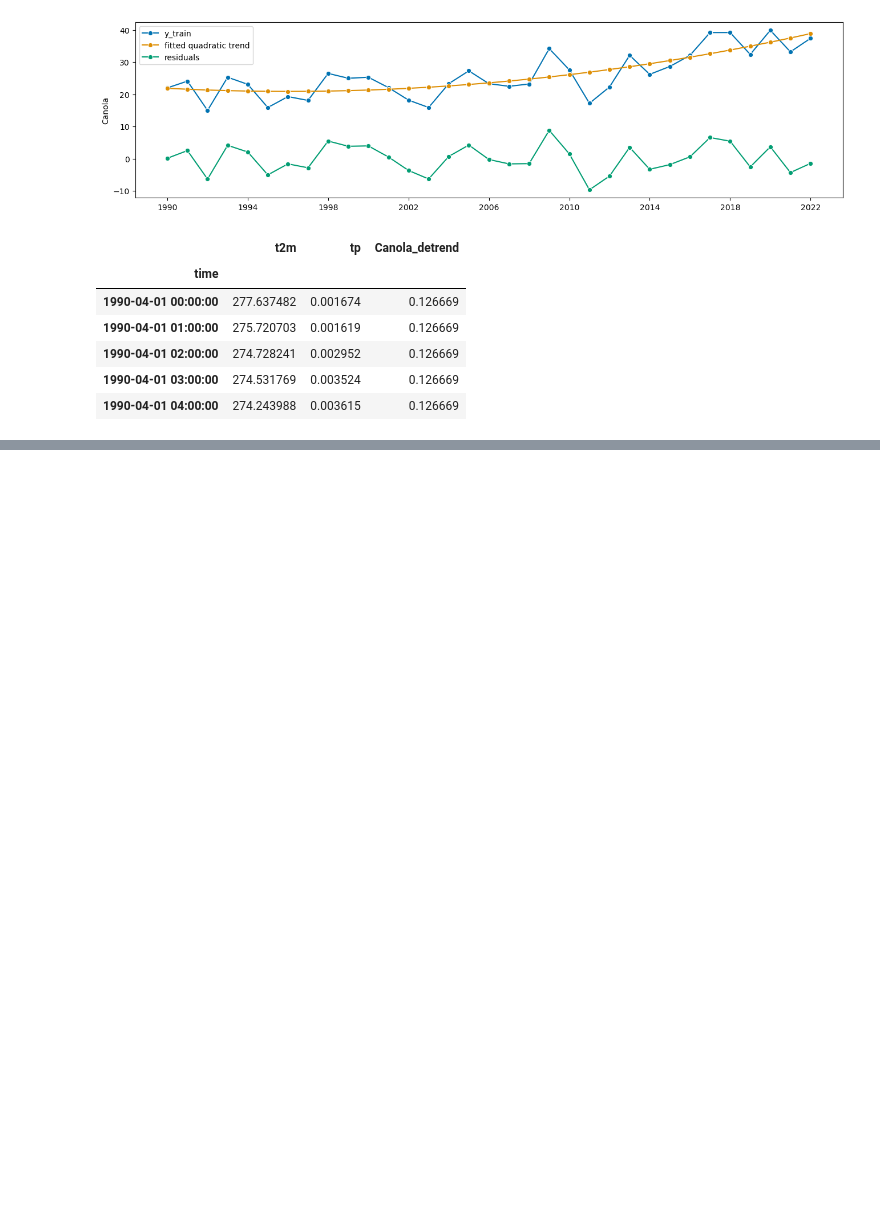
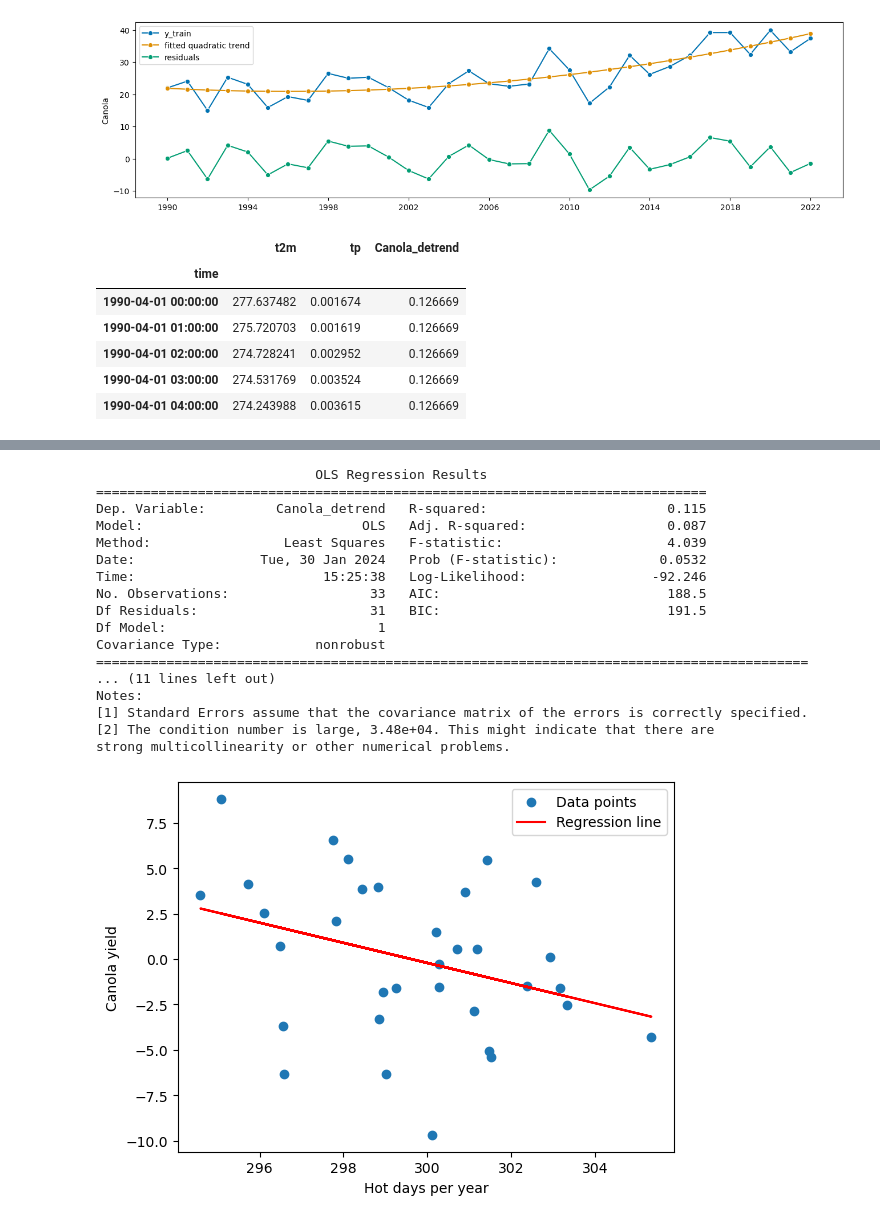
Before and after one commit to Laura-Pldk/Canola_Yield_Prediction, a Jupyter notebook: notebooks/Canola_weekly.ipynb, the cells around one changed output, grey strips where cells are left out. Saved outputs shown, nothing was run; the diff lists cells and outputs as text; code cells hidden in the pictures; blank space fills up the shorter version.

```diff
--- a/notebooks/Canola_weekly.ipynb
+++ b/notebooks/Canola_weekly.ipynb
@@ -122,7 +122,7 @@ p-value: 7.988437769094104e-06
 # %%
 column_to_append = yt.tolist()
 
-dist1_df = cop_all_centralized.to_dataframe()
+dist1_df = cop_all_90_centralized.to_dataframe()
 
 years = dist1_df.index.year
 dist1_df['Canola_detrend'] = [column_to_append[year - 1990] for year in years]
@@ -228,0 +306,12 @@ Index(['Canola_detrend', 'avg_max_temp_in_week_15', 'total_rain_week_15',
+# %%
+#print(canola_dist1.head())
+
+y = canola_dist1.iloc[:, 0]
+X = canola_dist1.iloc[:, 1:61]
+
+X = sm.add_constant(X)
+
+model = sm.OLS(y, X)
+results = model.fit()
+
+print(results.summary())
@@ -228,0 +336,42 @@ Index(['Canola_detrend', 'avg_max_temp_in_week_15', 'total_rain_week_15',
+# %%
+y = canola_dist1.iloc[:, 0]
+X_1 = canola_dist1[["avg_max_temp_in_week_32"]]
+
+X_1 = sm.add_constant(X_1)
+
+model = sm.OLS(y, X_1)
+results_one = model.fit()
+
+print(results_one.summary())
+
+plt.scatter(canola_dist1[["avg_max_temp_in_week_32"]], canola_dist1[["Canola_detrend"]], label='Data points')
+
+# Plot the regression line
+plt.plot(canola_dist1[["avg_max_temp_in_week_32"]], results_one.predict(), color='red', label='Regression line')
+
+# Add labels and a legend
+plt.xlabel('Hot days per year')
+plt.ylabel('Canola yield')
+plt.legend()
+
+# Show the plot
+plt.show()
+# %% [output]
+                            OLS Regression Results
+==============================================================================
+Dep. Variable:         Canola_detrend   R-squared:                       0.115
+Model:                            OLS   Adj. R-squared:                  0.087
+Method:                 Least Squares   F-statistic:                     4.039
+Date:                Tue, 30 Jan 2024   Prob (F-statistic):             0.0532
+Time:                        15:25:38   Log-Likelihood:                -92.246
+No. Observations:                  33   AIC:                             188.5
+Df Residuals:                      31   BIC:                             191.5
+Df Model:                           1
+Covariance Type:            nonrobust
+===========================================================================================
+... (11 lines left out)
+Notes:
+[1] Standard Errors assume that the covariance matrix of the errors is correctly specified.
+[2] The condition number is large, 3.48e+04. This might indicate that there are
+strong multicollinearity or other numerical problems.
+[figure, added]
```
Also changed, not shown: parts of 14 cells of this notebook, 1 other file.
